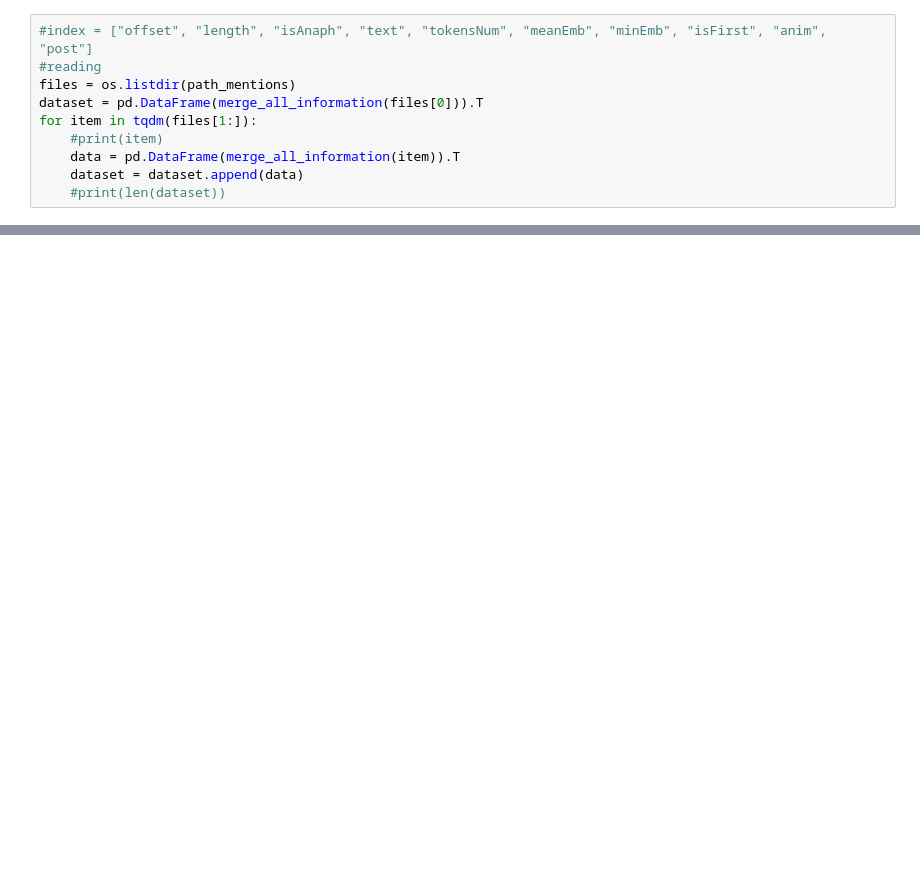
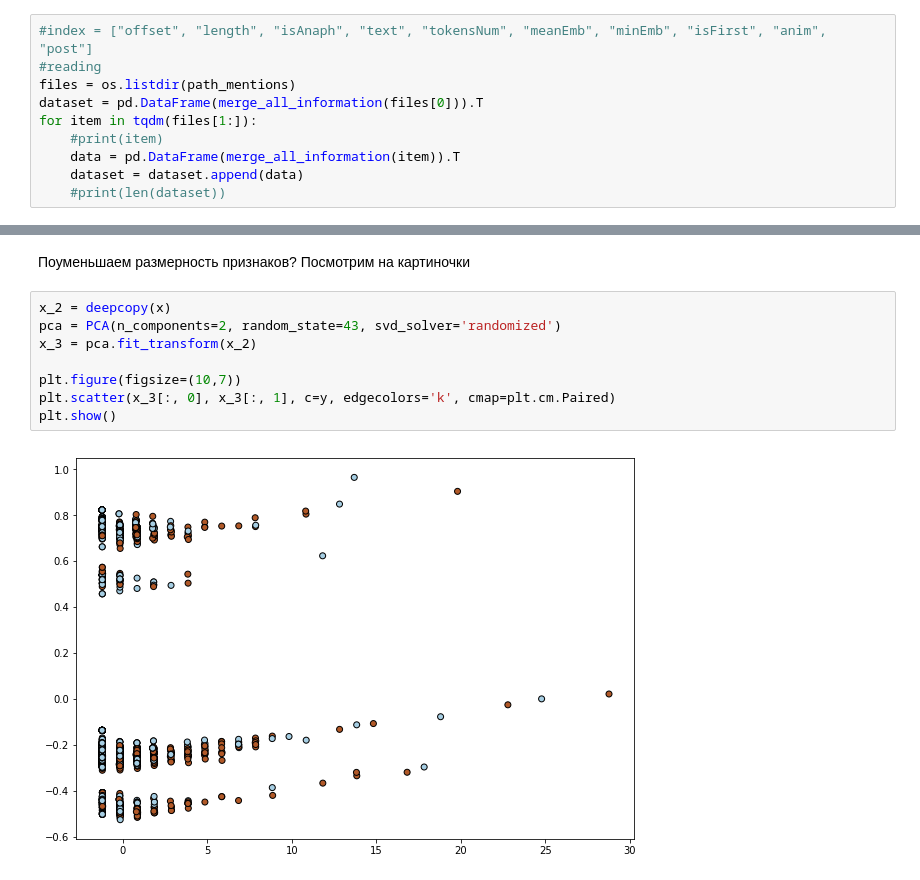
Before and after one commit to DariaZvereva/Coreference-Resolution, a Jupyter notebook: diploma.ipynb, the cells around one changed output, grey strips where cells are left out. Cells and saved outputs as stored; diff of their text form; blank space fills up the shorter version.

```diff
--- a/diploma.ipynb
+++ b/diploma.ipynb
@@ -422,0 +613,12 @@ pred = lr.predict_proba(X_test)
+# %% [markdown]
+Поуменьшаем размерность признаков? Посмотрим на картиночки
+# %%
+x_2 = deepcopy(x)
+pca = PCA(n_components=2, random_state=43, svd_solver='randomized')
+x_3 = pca.fit_transform(x_2)
+
+plt.figure(figsize=(10,7))
+plt.scatter(x_3[:, 0], x_3[:, 1], c=y, edgecolors='k', cmap=plt.cm.Paired)
+plt.show()
+# %% [output]
+[figure, added]
```
Also changed, not shown: parts of 32 cells of this notebook.
